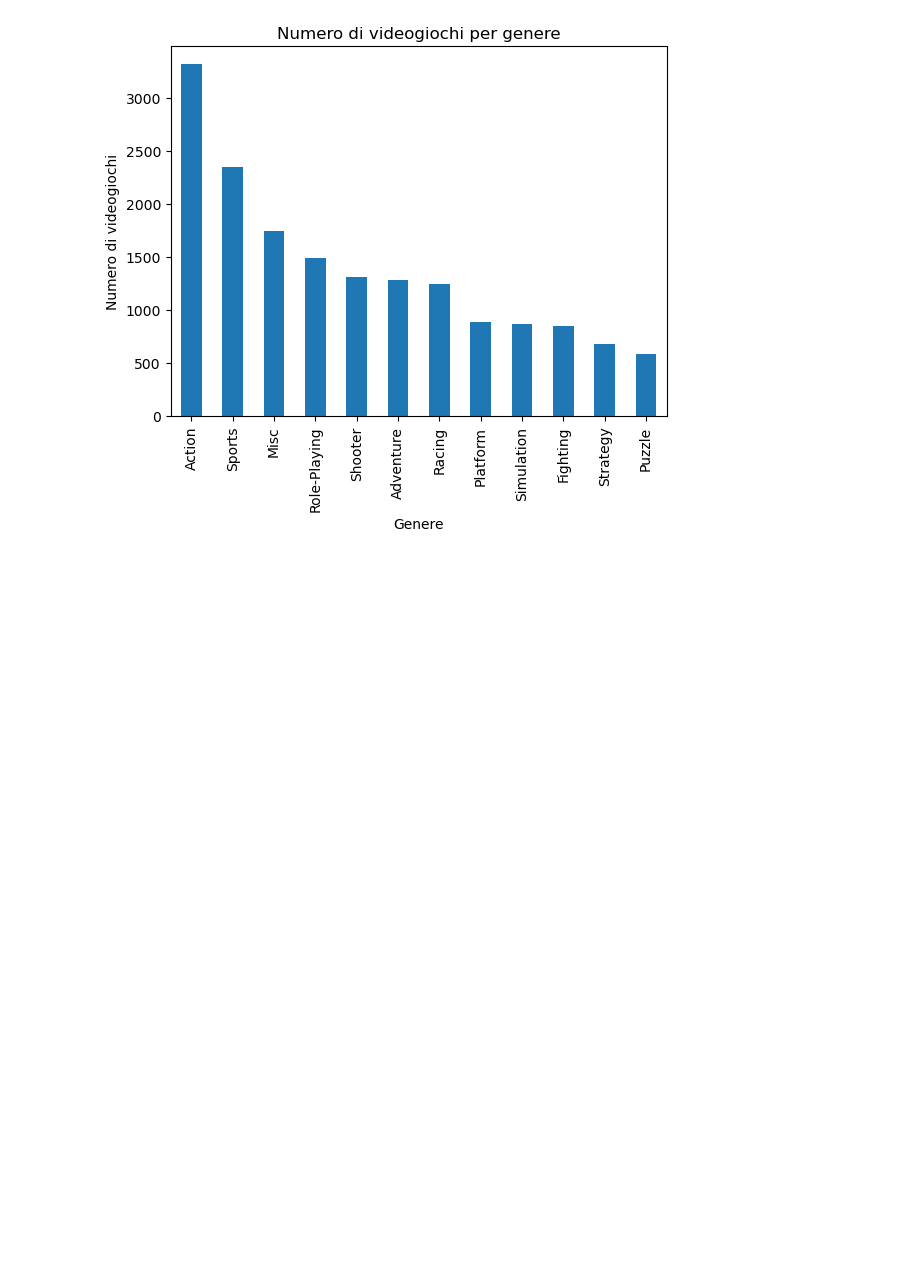
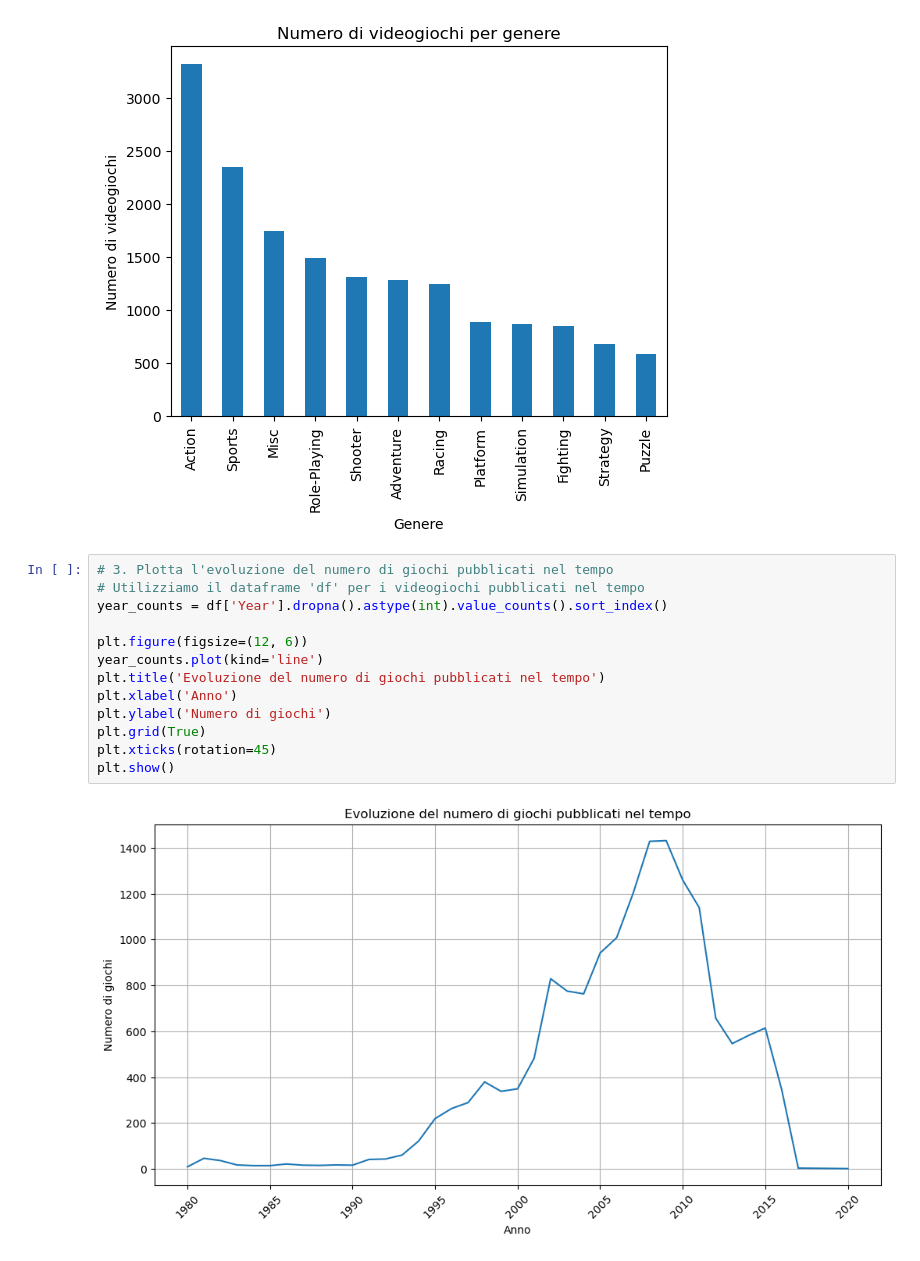
Before and after one commit to NicXVII/ProgrammingLab2, a Jupyter notebook: 5_Esericzi_lez5.ipynb, the cells around one changed output. Drawn from its saved outputs; the diff is of its cells as text; blank space fills up the shorter version.

```diff
--- a/5_Esericzi_lez5.ipynb
+++ b/5_Esericzi_lez5.ipynb
@@ -136,3 +136,18 @@ plt.ylabel('Numero di videogiochi')
 plt.show()
 # %% [output]
 [figure]
+# %%
+# 3. Plotta l'evoluzione del numero di giochi pubblicati nel tempo
+# Utilizziamo il dataframe 'df' per i videogiochi pubblicati nel tempo
+year_counts = df['Year'].dropna().astype(int).value_counts().sort_index()
+
+plt.figure(figsize=(12, 6))
+year_counts.plot(kind='line')
+plt.title('Evoluzione del numero di giochi pubblicati nel tempo')
+plt.xlabel('Anno')
+plt.ylabel('Numero di giochi')
+plt.grid(True)
+plt.xticks(rotation=45)
+plt.show()
+# %% [output]
+[figure, added]
```
Also changed, not shown: parts of 1 cell of this notebook.
